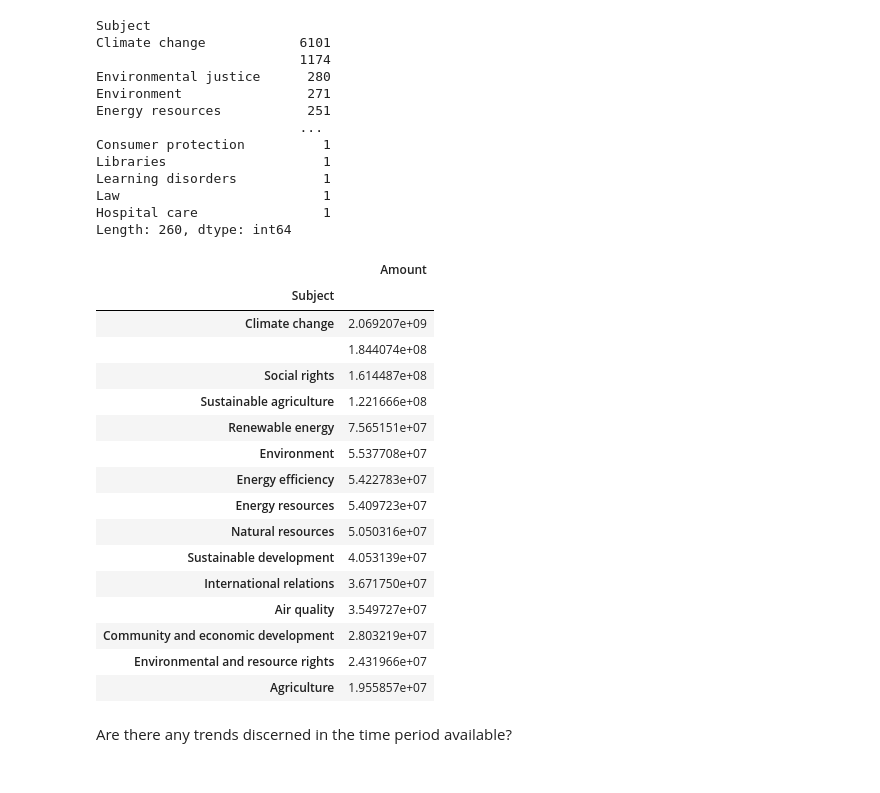
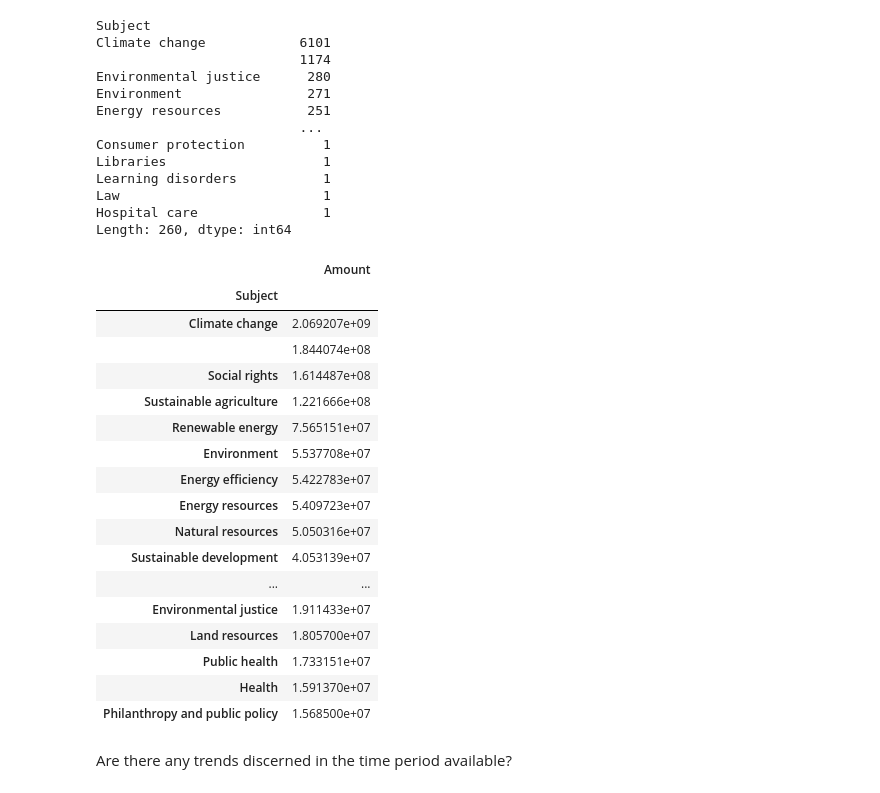
Before and after one commit to janderson5417/climate-philanthropy, a Jupyter notebook: 2_eda_climate-philanthropy.ipynb, the cells around one changed output. Cells and saved outputs as stored; diff of their text form; code cells hidden in the pictures.

```diff
--- a/2_eda_climate-philanthropy.ipynb
+++ b/2_eda_climate-philanthropy.ipynb
@@ -246,25 +246,26 @@ Hospital care                1
 Length: 260, dtype: int64
 # %%
 priorities = pd.pivot_table(df, values='Amount', index='Subject', aggfunc=np.sum)
-priorities.nlargest(15, 'Amount')
+priorities.nlargest(20, 'Amount')
 # %% [output]
 |  | Amount |
 | Subject |  |
 | Climate change | 2.069207e+09 |
 |  | 1.844074e+08 |
 | Social rights | 1.614487e+08 |
 | Sustainable agriculture | 1.221666e+08 |
 | Renewable energy | 7.565151e+07 |
 | Environment | 5.537708e+07 |
 | Energy efficiency | 5.422783e+07 |
 | Energy resources | 5.409723e+07 |
 | Natural resources | 5.050316e+07 |
 | Sustainable development | 4.053139e+07 |
-| International relations | 3.671750e+07 |
-| Air quality | 3.549727e+07 |
-| Community and economic development | 2.803219e+07 |
-| Environmental and resource rights | 2.431966e+07 |
-| Agriculture | 1.955857e+07 |
+| ... | ... |
+| Environmental justice | 1.911433e+07 |
+| Land resources | 1.805700e+07 |
+| Public health | 1.733151e+07 |
+| Health | 1.591370e+07 |
+| Philanthropy and public policy | 1.568500e+07 |
 # %% [markdown]
 Are there any trends discerned in the time period available?
 # %% [markdown]
```
Also changed, not shown: parts of 8 cells of this notebook.
